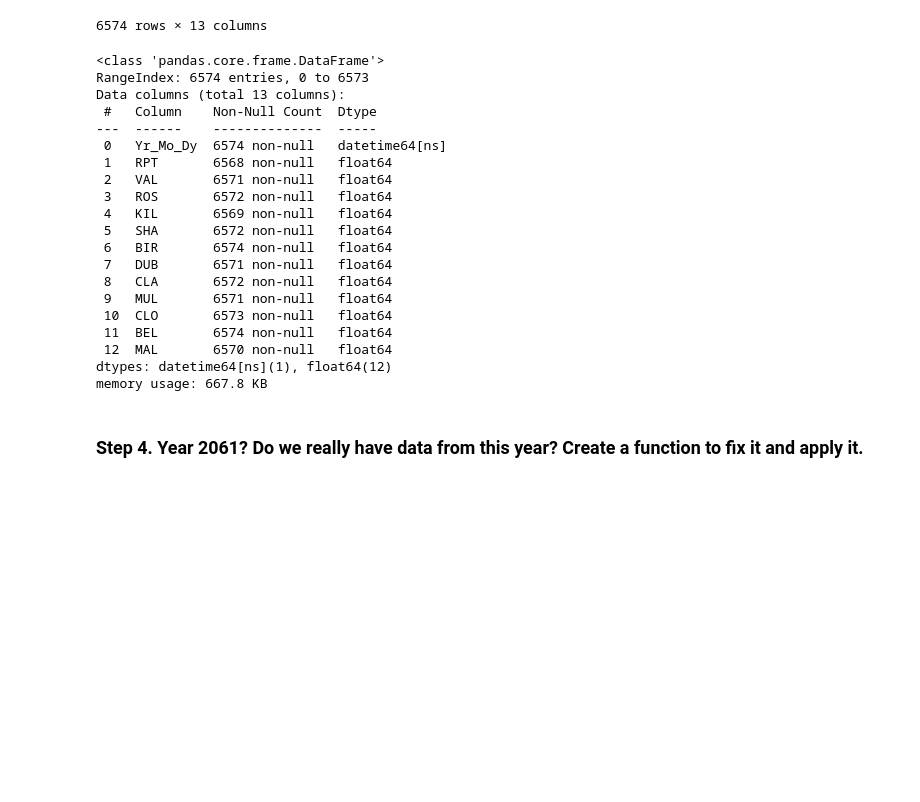
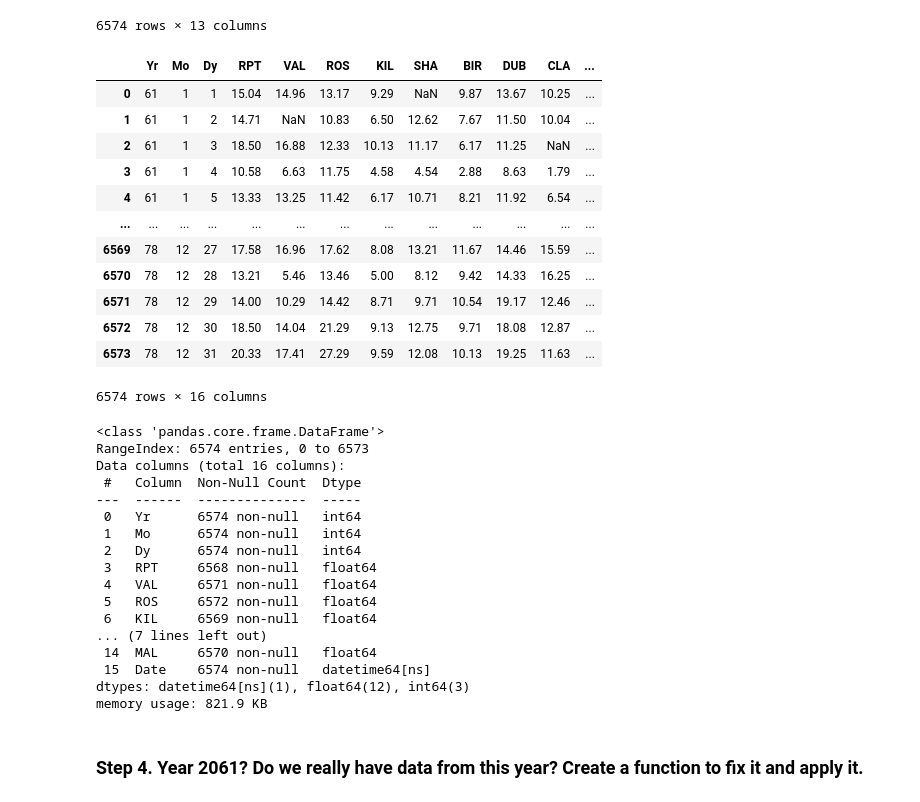
Before and after one commit to SaurVer/pandas_exercises, a Jupyter notebook: 06_Stats/Wind_Stats/Exercises.ipynb, the cells around one changed output. Saved outputs shown, nothing was run; the diff lists cells and outputs as text; code cells hidden in the pictures; blank space fills up the shorter version.

```diff
--- a/06_Stats/Wind_Stats/Exercises.ipynb
+++ b/06_Stats/Wind_Stats/Exercises.ipynb
@@ -53,29 +88,45 @@ data
 | 6572 | 1978-12-30 | 18.50 | 14.04 | 21.29 | 9.13 | 12.75 | 9.71 | 18.08 | 12.87 | 12.46 | 12.12 | ... |
 | 6573 | 1978-12-31 | 20.33 | 17.41 | 27.29 | 9.59 | 12.08 | 10.13 | 19.25 | 11.63 | 11.58 | 11.38 | ... |
 6574 rows × 13 columns
+# %%
+data= pd.read_csv(filepath_or_buffer= 'https://raw.githubusercontent.com/guipsamora/pandas_exercises/master/06_Stats/Wind_Stats/wind.data',  sep="\s+" )
+# data['Date'] = pd.to_datetime(data[['Yr', 'Mo', 'Dy']], format='%y %m %d')
+data['Date'] = pd.to_datetime(data['Yr'].astype(str) + '-' + data['Mo'].astype(str) + '-' + data['Dy'].astype(str), format='%y-%m-%d')
+data
+# %% [output]
+|  | Yr | Mo | Dy | RPT | VAL | ROS | KIL | SHA | BIR | DUB | CLA | ... |
+| 0 | 61 | 1 | 1 | 15.04 | 14.96 | 13.17 | 9.29 | NaN | 9.87 | 13.67 | 10.25 | ... |
+| 1 | 61 | 1 | 2 | 14.71 | NaN | 10.83 | 6.50 | 12.62 | 7.67 | 11.50 | 10.04 | ... |
+| 2 | 61 | 1 | 3 | 18.50 | 16.88 | 12.33 | 10.13 | 11.17 | 6.17 | 11.25 | NaN | ... |
+| 3 | 61 | 1 | 4 | 10.58 | 6.63 | 11.75 | 4.58 | 4.54 | 2.88 | 8.63 | 1.79 | ... |
+| 4 | 61 | 1 | 5 | 13.33 | 13.25 | 11.42 | 6.17 | 10.71 | 8.21 | 11.92 | 6.54 | ... |
+| ... | ... | ... | ... | ... | ... | ... | ... | ... | ... | ... | ... | ... |
+| 6569 | 78 | 12 | 27 | 17.58 | 16.96 | 17.62 | 8.08 | 13.21 | 11.67 | 14.46 | 15.59 | ... |
+| 6570 | 78 | 12 | 28 | 13.21 | 5.46 | 13.46 | 5.00 | 8.12 | 9.42 | 14.33 | 16.25 | ... |
+| 6571 | 78 | 12 | 29 | 14.00 | 10.29 | 14.42 | 8.71 | 9.71 | 10.54 | 19.17 | 12.46 | ... |
+| 6572 | 78 | 12 | 30 | 18.50 | 14.04 | 21.29 | 9.13 | 12.75 | 9.71 | 18.08 | 12.87 | ... |
+| 6573 | 78 | 12 | 31 | 20.33 | 17.41 | 27.29 | 9.59 | 12.08 | 10.13 | 19.25 | 11.63 | ... |
+6574 rows × 16 columns
 # %%
 data.info()
 # %% [output]
 <class 'pandas.core.frame.DataFrame'>
 RangeIndex: 6574 entries, 0 to 6573
-Data columns (total 13 columns):
- #   Column    Non-Null Count  Dtype
----  ------    --------------  -----
- 0   Yr_Mo_Dy  6574 non-null   datetime64[ns]
- 1   RPT       6568 non-null   float64
- 2   VAL       6571 non-null   float64
- 3   ROS       6572 non-null   float64
- 4   KIL       6569 non-null   float64
- 5   SHA       6572 non-null   float64
- 6   BIR       6574 non-null   float64
- 7   DUB       6571 non-null   float64
- 8   CLA       6572 non-null   float64
- 9   MUL       6571 non-null   float64
- 10  CLO       6573 non-null   float64
- 11  BEL       6574 non-null   float64
- 12  MAL       6570 non-null   float64
-dtypes: datetime64[ns](1), float64(12)
-memory usage: 667.8 KB
+Data columns (total 16 columns):
+ #   Column  Non-Null Count  Dtype
+---  ------  --------------  -----
+ 0   Yr      6574 non-null   int64
+ 1   Mo      6574 non-null   int64
+ 2   Dy      6574 non-null   int64
+ 3   RPT     6568 non-null   float64
+ 4   VAL     6571 non-null   float64
+ 5   ROS     6572 non-null   float64
+ 6   KIL     6569 non-null   float64
+... (7 lines left out)
+ 14  MAL     6570 non-null   float64
+ 15  Date    6574 non-null   datetime64[ns]
+dtypes: datetime64[ns](1), float64(12), int64(3)
+memory usage: 821.9 KB
 # %% [markdown]
 ### Step 4. Year 2061? Do we really have data from this year? Create a function to fix it and apply it.
 # %%
```
Also changed, not shown: parts of 21 cells of this notebook.
